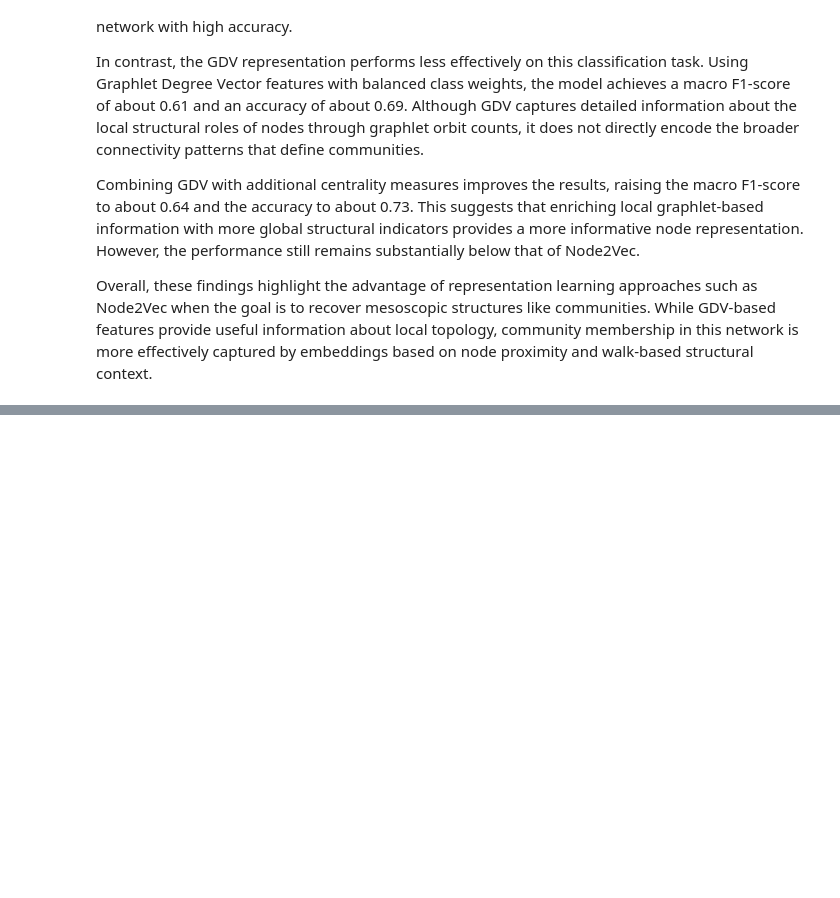
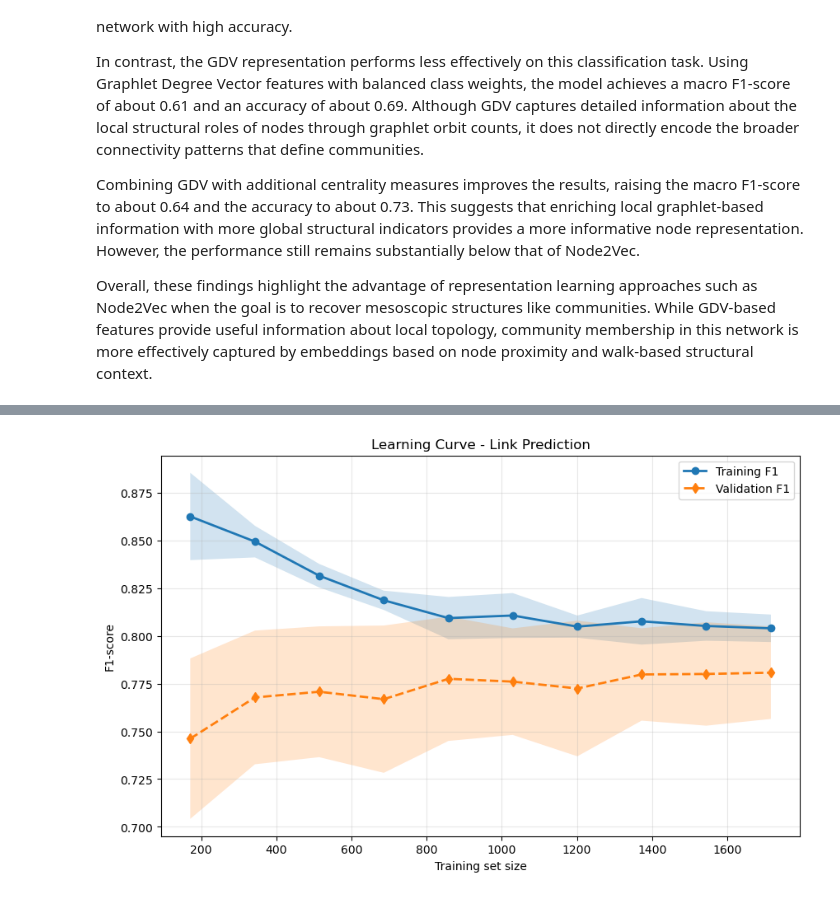
Before and after one commit to leilacielok/network_analysis, a Jupyter notebook: network_analysis.ipynb, the cells around one changed output, grey strips where cells are left out. Saved outputs shown, nothing was run; the diff lists cells and outputs as text; code cells hidden in the pictures; blank space fills up the shorter version.

Commit message:
link prediction

```diff
--- a/network_analysis.ipynb
+++ b/network_analysis.ipynb
@@ -1546,0 +1817,18 @@ Overall, these findings highlight the advantage of representation learning appro
+# %%
+# final best model
+from sklearn.metrics import roc_auc_score, average_precision_score
+
+rs.fit(X_train, y_train)
+
+best_model = rs.best_estimator_
+pred_test = best_model.predict(X_test)
+proba_test = best_model.predict_proba(X_test)[:, 1]
+
+print("Best model:")
+print(rs.best_params_)
+print()
+
+print(f"Accuracy test: {accuracy_score(y_test, pred_test):.4f}")
+print(f"F1 test:       {f1_score(y_test, pred_test):.4f}")
+print(f"ROC-AUC test:  {roc_auc_score(y_test, proba_test):.4f}")
+print(f"AP test:       {average_precision_score(y_test, proba_test):.4f}")
@@ -1546,0 +1868,40 @@ Overall, these findings highlight the advantage of representation learning appro
+# %%
+plt.figure(figsize=(10, 6))
+
+plt.plot(
+    train_sizes, train_mean,
+    marker="o",
+    linewidth=2,
+    label="Training F1"
+)
+
+plt.fill_between(
+    train_sizes,
+    train_mean - train_std,
+    train_mean + train_std,
+    alpha=0.2
+)
+
+plt.plot(
+    train_sizes, val_mean,
+    marker="d",
+    linestyle="--",
+    linewidth=2,
+    label="Validation F1"
+)
+
+plt.fill_between(
+    train_sizes,
+    val_mean - val_std,
+    val_mean + val_std,
+    alpha=0.2
+)
+
+plt.xlabel("Training set size")
+plt.ylabel("F1-score")
+plt.title("Learning Curve - Link Prediction")
+plt.legend()
+plt.grid(True, alpha=0.3)
+plt.show()
+# %% [output]
+[figure, added]
```
Also changed, not shown: parts of 20 cells of this notebook.
